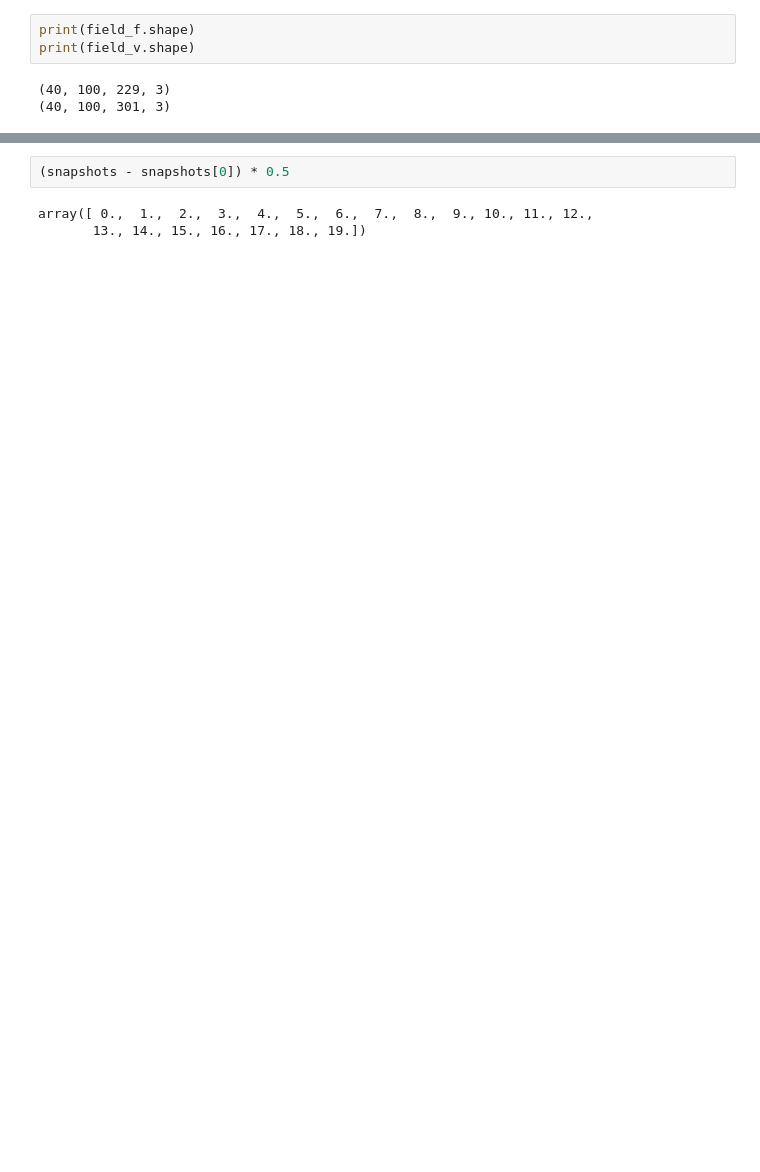
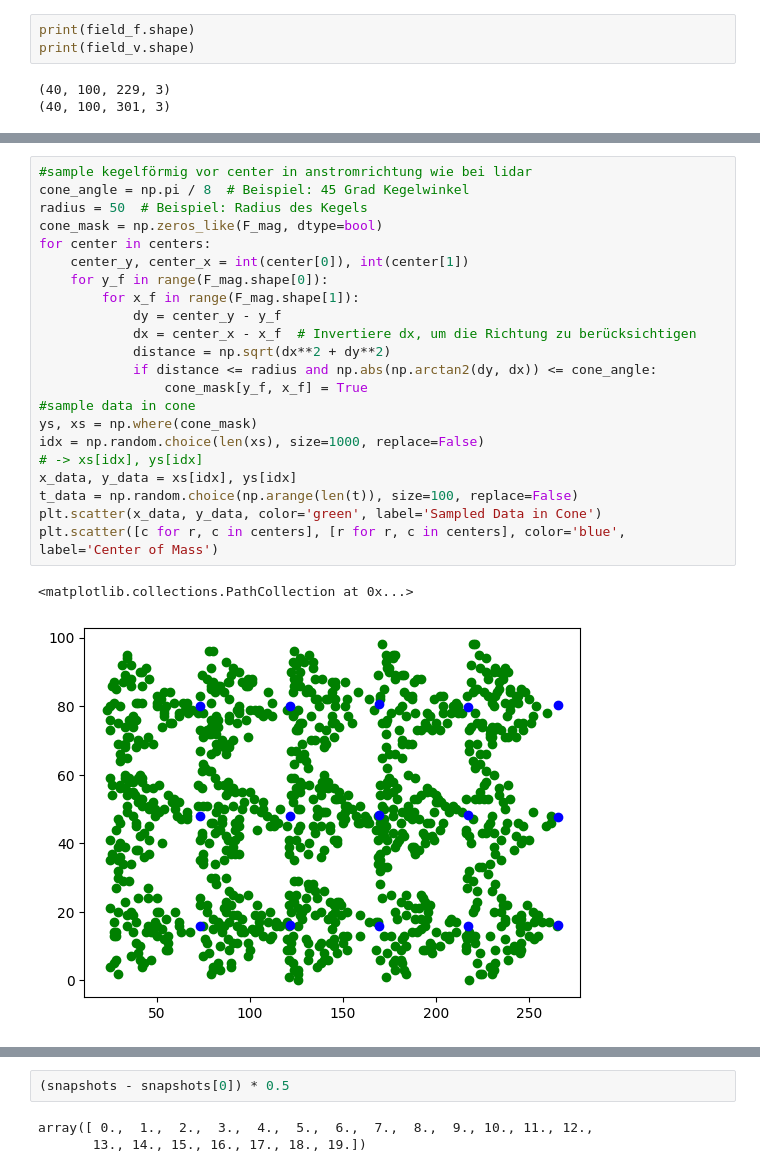
Before and after one commit to Christopher-leh/wake-model, a Jupyter notebook: notebooks/data_test.ipynb, the cells around one changed output, grey strips where cells are left out. Drawn from its saved outputs; the diff is of its cells as text; blank space fills up the shorter version.

```diff
--- a/notebooks/data_test.ipynb
+++ b/notebooks/data_test.ipynb
@@ -367,0 +433,25 @@ force_x[force_x != 0].mean()
+# %%
+#sample kegelförmig vor center in anstromrichtung wie bei lidar
+cone_angle = np.pi / 8  # Beispiel: 45 Grad Kegelwinkel
+radius = 50  # Beispiel: Radius des Kegels
+cone_mask = np.zeros_like(F_mag, dtype=bool)
+for center in centers:
+    center_y, center_x = int(center[0]), int(center[1])
+    for y_f in range(F_mag.shape[0]):
+        for x_f in range(F_mag.shape[1]):
+            dy = center_y - y_f
+            dx = center_x - x_f  # Invertiere dx, um die Richtung zu berücksichtigen
+            distance = np.sqrt(dx**2 + dy**2)
+            if distance <= radius and np.abs(np.arctan2(dy, dx)) <= cone_angle:
+                cone_mask[y_f, x_f] = True
+#sample data in cone
+ys, xs = np.where(cone_mask)
+idx = np.random.choice(len(xs), size=1000, replace=False)
+# -> xs[idx], ys[idx]
+x_data, y_data = xs[idx], ys[idx]
+t_data = np.random.choice(np.arange(len(t)), size=100, replace=False)
+plt.scatter(x_data, y_data, color='green', label='Sampled Data in Cone')
+plt.scatter([c for r, c in centers], [r for r, c in centers], color='blue', label='Center of Mass')
+# %% [output]
+<matplotlib.collections.PathCollection at 0x...>
+[figure, added]
```
Also changed, not shown: parts of 14 cells of this notebook, 1 other file.
